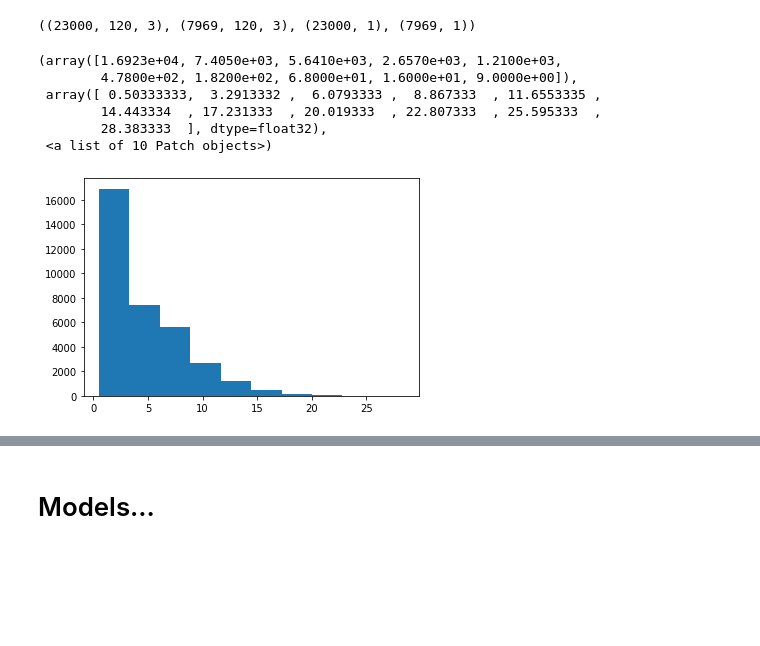
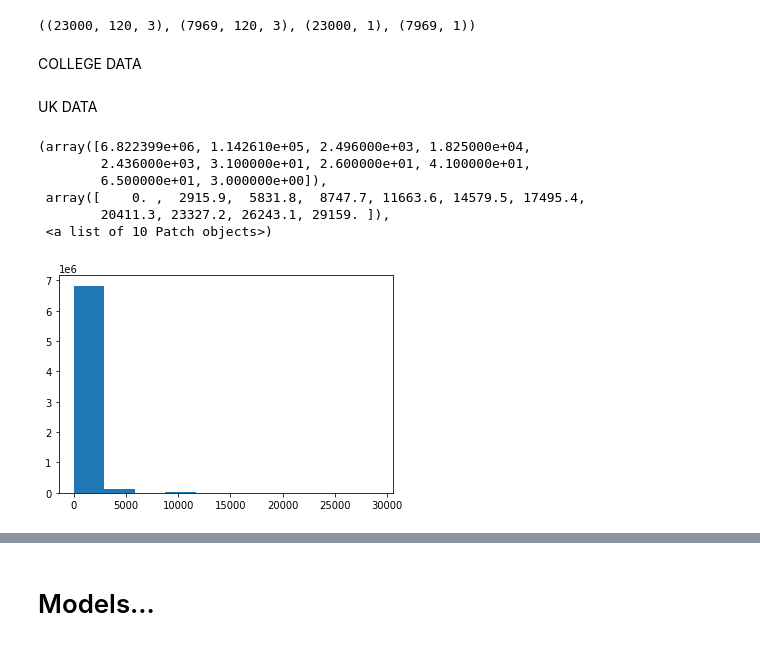
Before and after one commit to chandank21/Electrical-Household-Load-Forecasting, a Jupyter notebook: Load_Forecasting_using_RNN.ipynb, the cells around one changed output, grey strips where cells are left out. Drawn from its saved outputs; the diff is of its cells as text; code cells hidden in the pictures; blank space fills up the shorter version.

```diff
--- a/Load_Forecasting_using_RNN.ipynb
+++ b/Load_Forecasting_using_RNN.ipynb
@@ -98,3 +97,5 @@ validation_target = target[23000:26000]
 train_input.shape,test_input.shape,train_target.shape,test_target.shape
 # %% [output]
 ((23000, 120, 3), (7969, 120, 3), (23000, 1), (7969, 1))
+# %% [markdown]
+COLLEGE DATA
@@ -101,10 +108,16 @@ train_input.shape,test_input.shape,train_target.shape,test_target.shape
+# %% [markdown]
+UK DATA
+# %%
+UK_data = pd.read_csv(r'/content/drive/MyDrive/datasets/House_1.csv')
+UK_data=UK_data.set_index(UK_data['Time'])[['Aggregate']]
+UK_data.index = pd.to_datetime(UK_data.index)
 # %%
-plt.hist(dataset.Global_intensity.values)
+plt.hist(UK_data.Aggregate.values)
 # %% [output]
-(array([1.6923e+04, 7.4050e+03, 5.6410e+03, 2.6570e+03, 1.2100e+03,
-        4.7800e+02, 1.8200e+02, 6.8000e+01, 1.6000e+01, 9.0000e+00]),
- array([ 0.50333333,  3.2913332 ,  6.0793333 ,  8.867333  , 11.6553335 ,
-        14.443334  , 17.231333  , 20.019333  , 22.807333  , 25.595333  ,
-        28.383333  ], dtype=float32),
+(array([6.822399e+06, 1.142610e+05, 2.496000e+03, 1.825000e+04,
+        2.436000e+03, 3.100000e+01, 2.600000e+01, 4.100000e+01,
+        6.500000e+01, 3.000000e+00]),
+ array([    0. ,  2915.9,  5831.8,  8747.7, 11663.6, 14579.5, 17495.4,
+        20411.3, 23327.2, 26243.1, 29159. ]),
  <a list of 10 Patch objects>)
-[figure, old version]
+[figure, new version]
```
Also changed, not shown: parts of 26 cells of this notebook.
